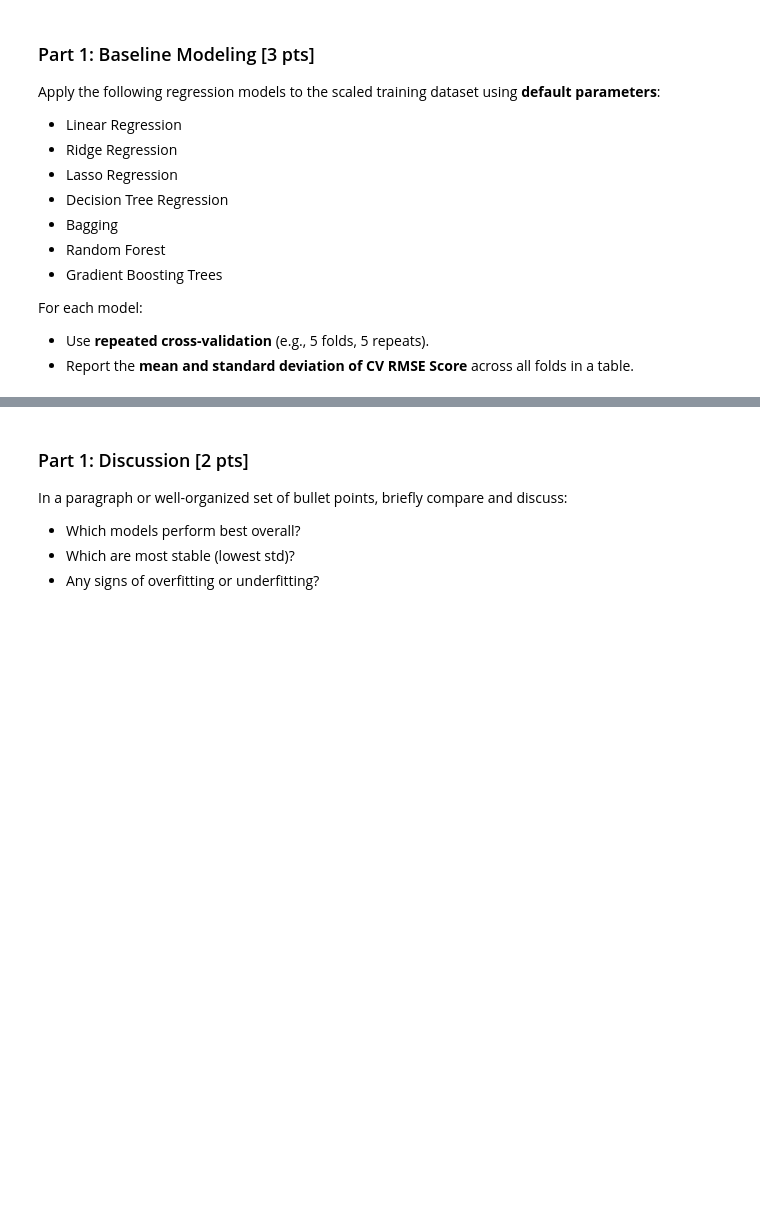
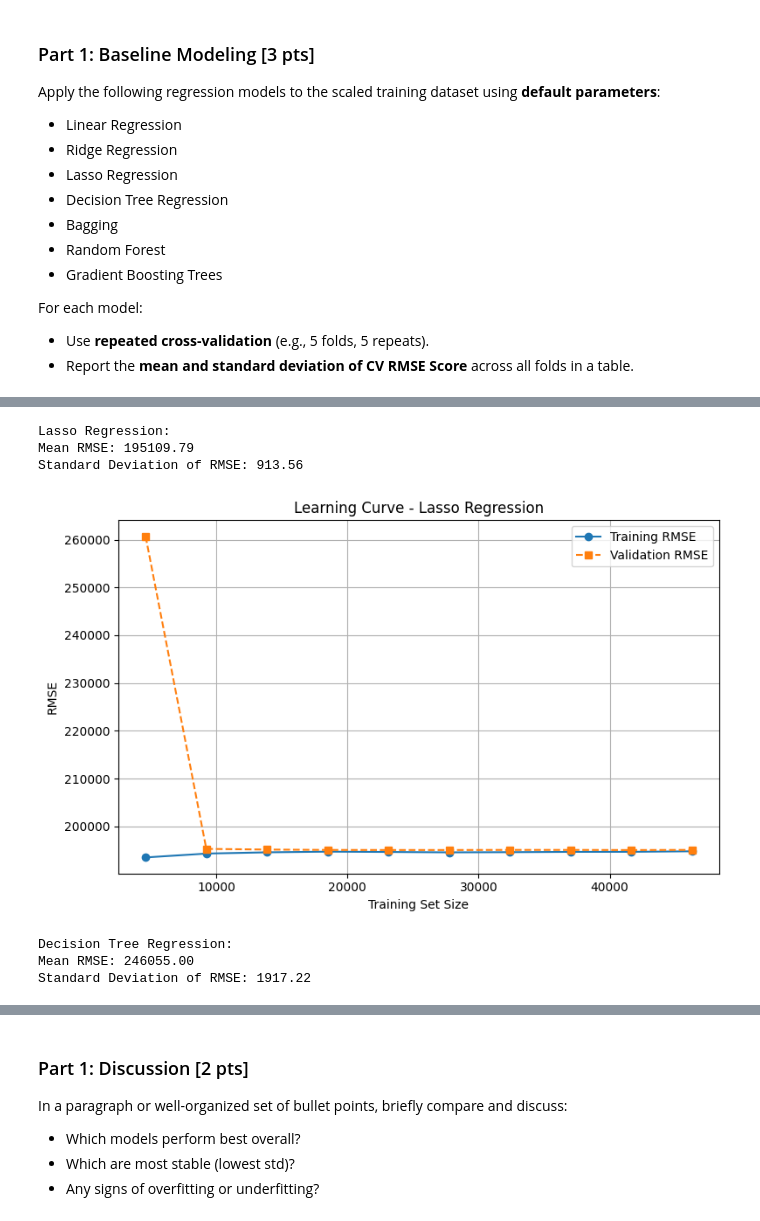
Before and after one commit to Rocking-Priya/Module-3-Assignments, a Jupyter notebook: Milestone_02.ipynb, the cells around one changed output, grey strips where cells are left out. Drawn from its saved outputs; the diff is of its cells as text; code cells hidden in the pictures; blank space fills up the shorter version.

```diff
--- a/Milestone_02.ipynb
+++ b/Milestone_02.ipynb
@@ -209,0 +276,72 @@ print(results_df.sort_values(by='Mean RMSE'))
+# %%
+# Lasso Regression
+
+model = Lasso(alpha=1.0, max_iter=10000)
+
+# Cross-validation scores
+rmse_scores = cross_val_score(model, X_train_scaled, y_train,
+                                  scoring=rmse_scorer, cv=cv)
+
+# mean and standard deviation
+mean_rmse = np.mean(rmse_scores)
+std_rmse = np.std(rmse_scores)
+
+print("Lasso Regression:")
+print(f"Mean RMSE: {mean_rmse:.2f}")
+print(f"Standard Deviation of RMSE: {std_rmse:.2f}")
+# %% [output]
+Lasso Regression:
+Mean RMSE: 195109.79
+Standard Deviation of RMSE: 913.56
+# %%
+# Learning curve
+train_sizes, train_scores, val_scores = learning_curve(
+    estimator=model,
+    X=X_train_scaled,
+    y=y_train,
+    train_sizes=np.linspace(0.1, 1.0, 10),
+    cv=5,
+    scoring='neg_root_mean_squared_error',
+    shuffle=True,
+    random_state=42
+)
+
+# Convert negative RMSE to positive
+train_rmse = -np.mean(train_scores, axis=1)
+val_rmse = -np.mean(val_scores, axis=1)
+
+# Plotting
+plt.figure(figsize=(8, 5))
+plt.plot(train_sizes, train_rmse, 'o-', label='Training RMSE')
+plt.plot(train_sizes, val_rmse, 's--', label='Validation RMSE')
+plt.title("Learning Curve - Lasso Regression")
+plt.xlabel("Training Set Size")
+plt.ylabel("RMSE")
+plt.legend()
+plt.grid(True)
+plt.tight_layout()
+plt.show()
+# %% [output]
+[figure, added]
+# %%
+# Decision Tree Regression
+
+from sklearn.tree import DecisionTreeRegressor
+
+model = DecisionTreeRegressor()
+
+# Cross-validation scores
+rmse_scores = cross_val_score(model, X_train_scaled, y_train,
+                                  scoring=rmse_scorer, cv=cv)
+
+# mean and standard deviation
+mean_rmse = np.mean(rmse_scores)
+std_rmse = np.std(rmse_scores)
+
+print("Decision Tree Regression:")
+print(f"Mean RMSE: {mean_rmse:.2f}")
+print(f"Standard Deviation of RMSE: {std_rmse:.2f}")
+# %% [output]
+Decision Tree Regression:
+Mean RMSE: 246055.00
+Standard Deviation of RMSE: 1917.22
```
Also changed, not shown: parts of 25 cells of this notebook.
